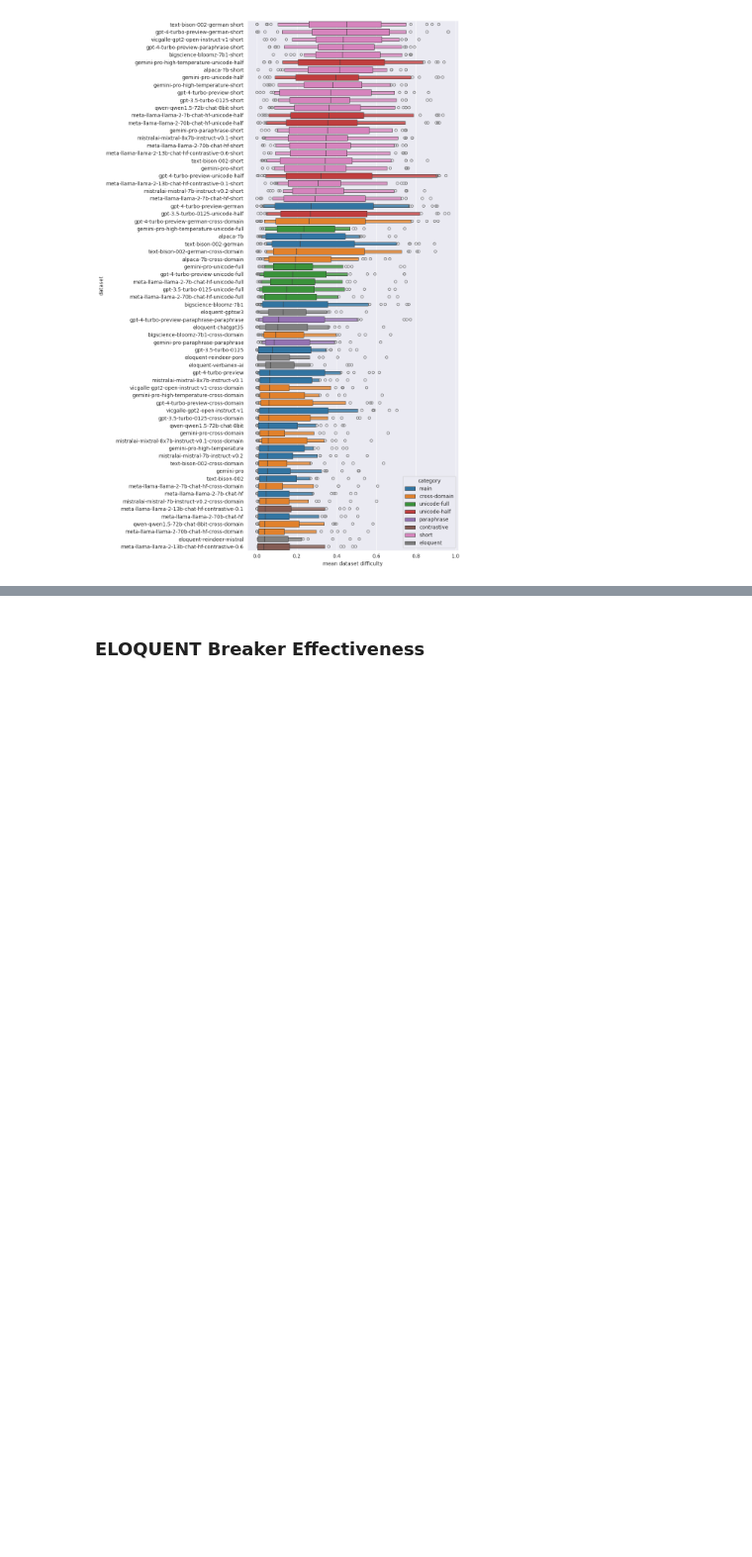
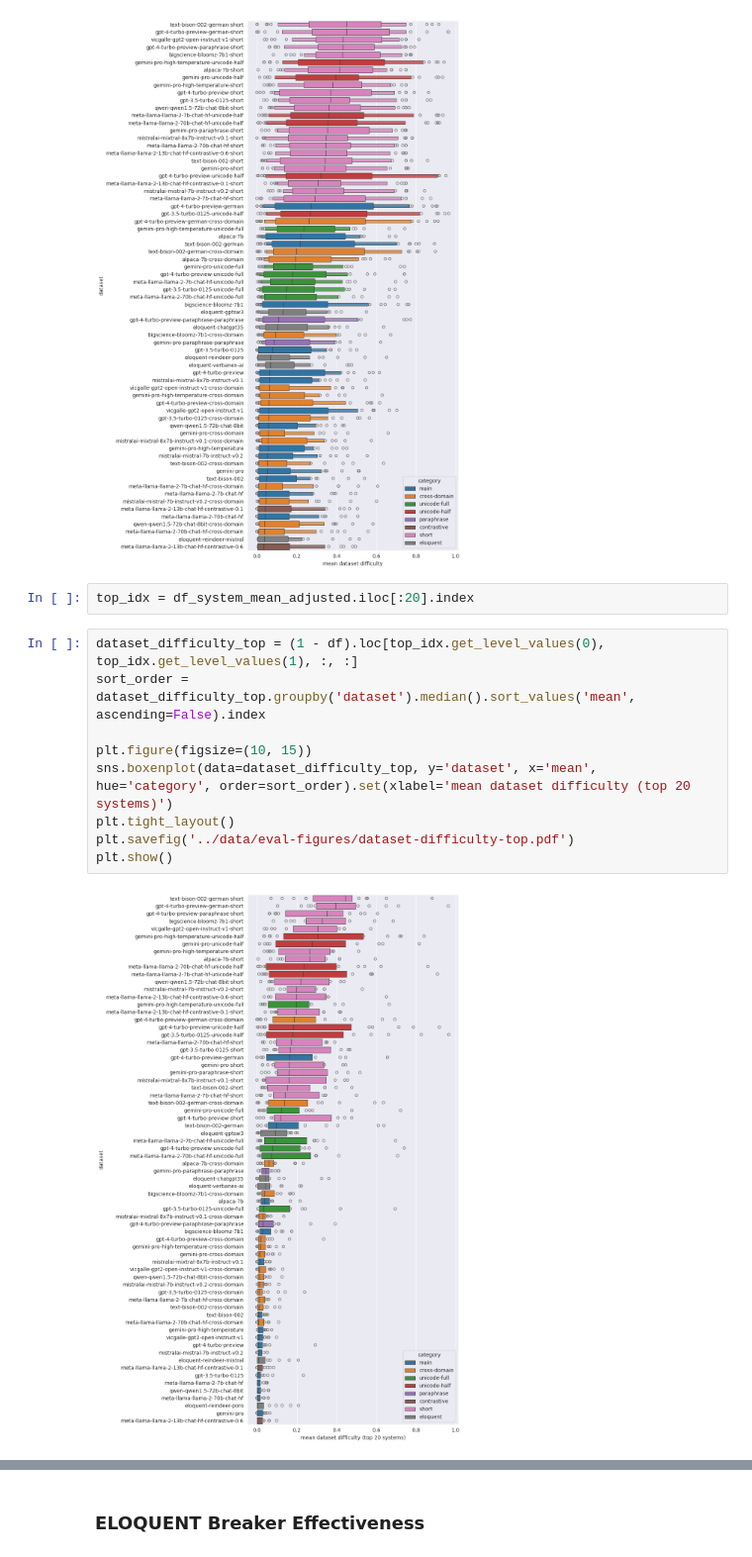
Before and after one commit to pan-webis-de/pan24-generative-ai-authorship-verification, a Jupyter notebook: pan24_task_eval/pan24-generative-authorship-evaluation.ipynb, the cells around one changed output, grey strips where cells are left out. Shown at 99% size. Cells and saved outputs as stored; diff of their text form; blank space fills up the shorter version.

Commit message:
Update eval

```diff
--- a/pan24_task_eval/pan24-generative-authorship-evaluation.ipynb
+++ b/pan24_task_eval/pan24-generative-authorship-evaluation.ipynb
@@ -436,4 +436,17 @@ plt.savefig('../data/eval-figures/dataset-difficulty.pdf')
 plt.show()
 # %% [output]
 [figure]
+# %%
+top_idx = df_system_mean_adjusted.iloc[:20].index
+# %%
+dataset_difficulty_top = (1 - df).loc[top_idx.get_level_values(0), top_idx.get_level_values(1), :, :]
+sort_order = dataset_difficulty_top.groupby('dataset').median().sort_values('mean', ascending=False).index
+
+plt.figure(figsize=(10, 15))
+sns.boxenplot(data=dataset_difficulty_top, y='dataset', x='mean', hue='category', order=sort_order).set(xlabel='mean dataset difficulty (top 20 systems)')
+plt.tight_layout()
+plt.savefig('../data/eval-figures/dataset-difficulty-top.pdf')
+plt.show()
+# %% [output]
+[figure, added]
 # %%
```
Also changed, not shown: parts of 4 cells of this notebook.
